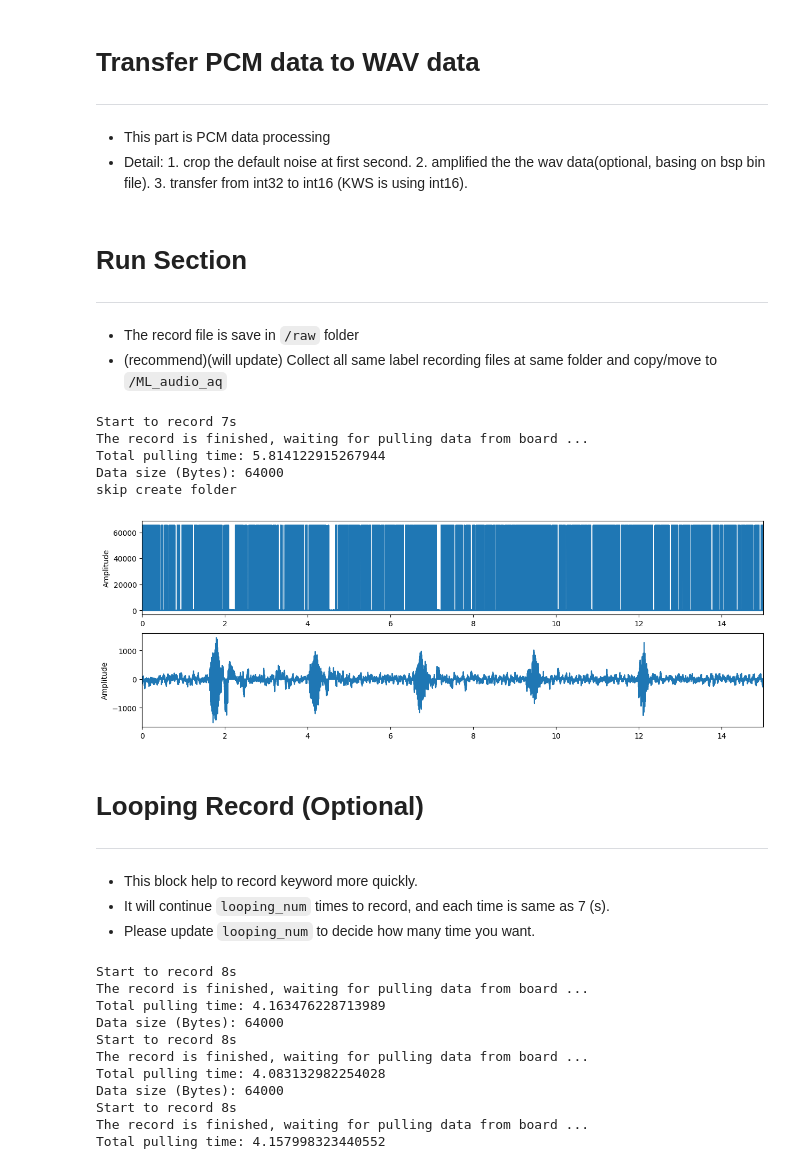
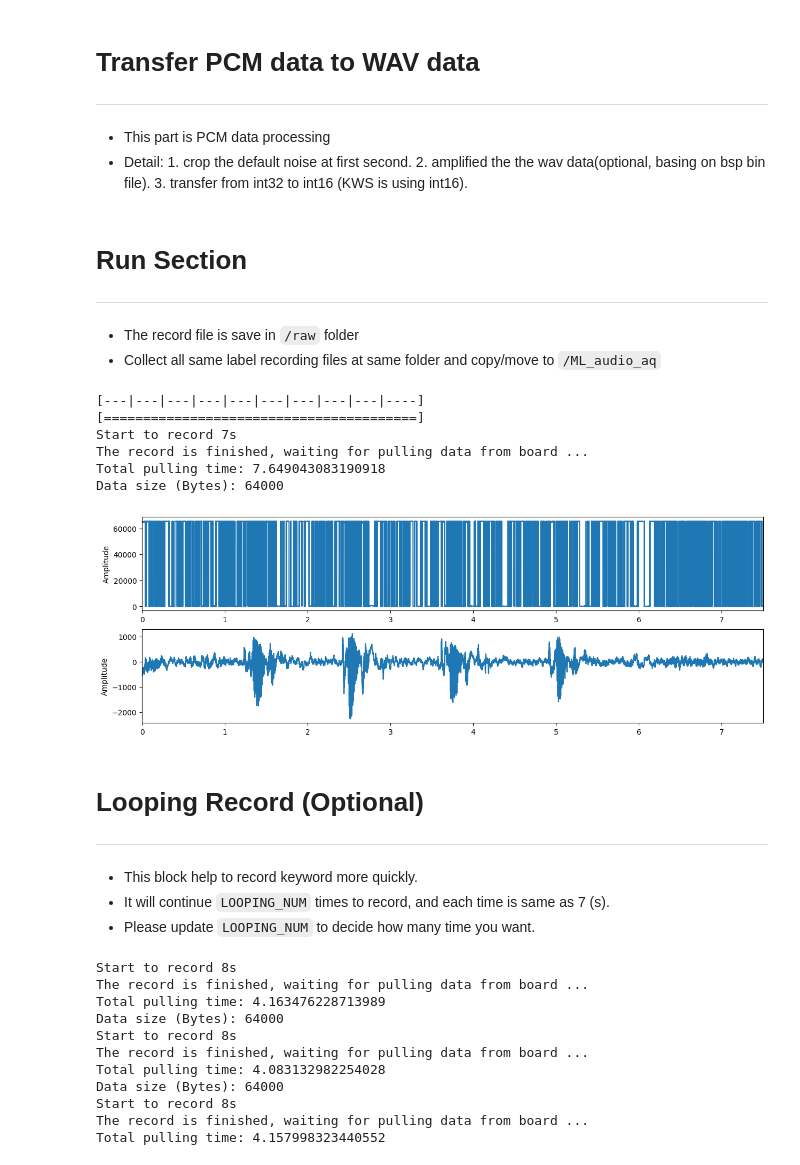
Before and after one commit to OpenNuvoton/ML_KWS, a Jupyter notebook: ML_audio_record/record_mcu.ipynb, the cells around one changed output. Cells and saved outputs as stored; diff of their text form; code cells hidden in the pictures.

```diff
--- a/ML_audio_record/record_mcu.ipynb
+++ b/ML_audio_record/record_mcu.ipynb
@@ -142,36 +201,37 @@ class PCM_WAV_pro:
 # Run Section
 ---
 - The record file is save in `/raw` folder
-- (recommend)(will update) Collect all same label recording files at same folder and copy/move to `/ML_audio_aq`
+- Collect all same label recording files at same folder and copy/move to `/ML_audio_aq`
 # %%
-rd_m = m460_record()
+rd_m = M460Record()
 pcm = rd_m.recording()
 
 # Convert the 1 channel 32bits data(carry N(16bits) & N+1(16bits)) to N & N+1 data
 pcm_buf_int32 = pcm
 
 pcm_buf_int16 = []
 for x in pcm_buf_int32:
-    #s_pcm.append( x >> 16)
-    pcm_buf_int16.append( x & 0x0000FFFF)
-    pcm_buf_int16.append( ((x & 0xFFFF0000)>>16))
+    # s_pcm.append( x >> 16)
+    pcm_buf_int16.append(x & 0x0000FFFF)
+    pcm_buf_int16.append(((x & 0xFFFF0000) >> 16))
 
-trans = PCM_WAV_pro(1, 'raw1')
-trans.trans_wavFile(pcm_buf_int16)
+trans = PcmWavPro(1, "raw1")
+trans.trans_wavfile(pcm_buf_int16)
 
-trans.trans_16b() #transfer to 16bits
-trans.delete_32b() #delete no use file
+trans.trans_16b()  # transfer to 16bits
+trans.delete_32b()  # delete no use file
 # %% [output]
+[---|---|---|---|---|---|---|---|---|----]
+[========================================]
 Start to record 7s
 The record is finished, waiting for pulling data from board ...
-Total pulling time: 5.814122915267944
+Total pulling time: 7.649043083190918
 Data size (Bytes): 64000
-skip create folder
-[figure, old version]
+[figure, new version]
 # %% [markdown]
 # Looping Record (Optional)
 ---
 - This block help to record keyword more quickly.
-- It will continue `looping_num` times to record, and each time is same as 7 (s).
-- Please update `looping_num` to decide how many time you want.
+- It will continue `LOOPING_NUM` times to record, and each time is same as 7 (s).
+- Please update `LOOPING_NUM` to decide how many time you want.
 # %%
```
Also changed, not shown: parts of 6 cells of this notebook, 16 other files.
